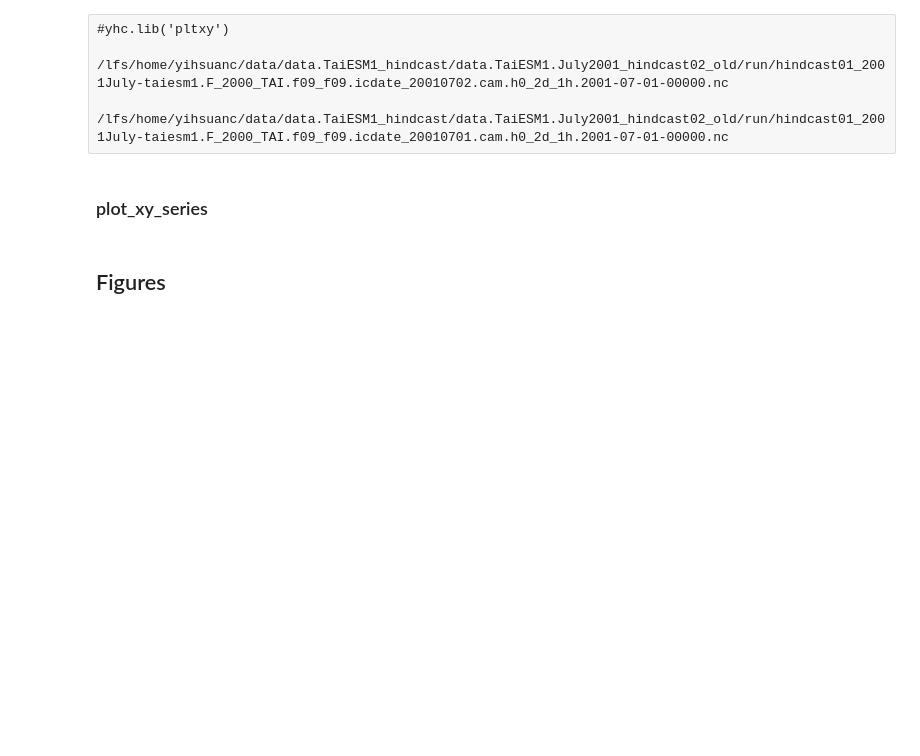
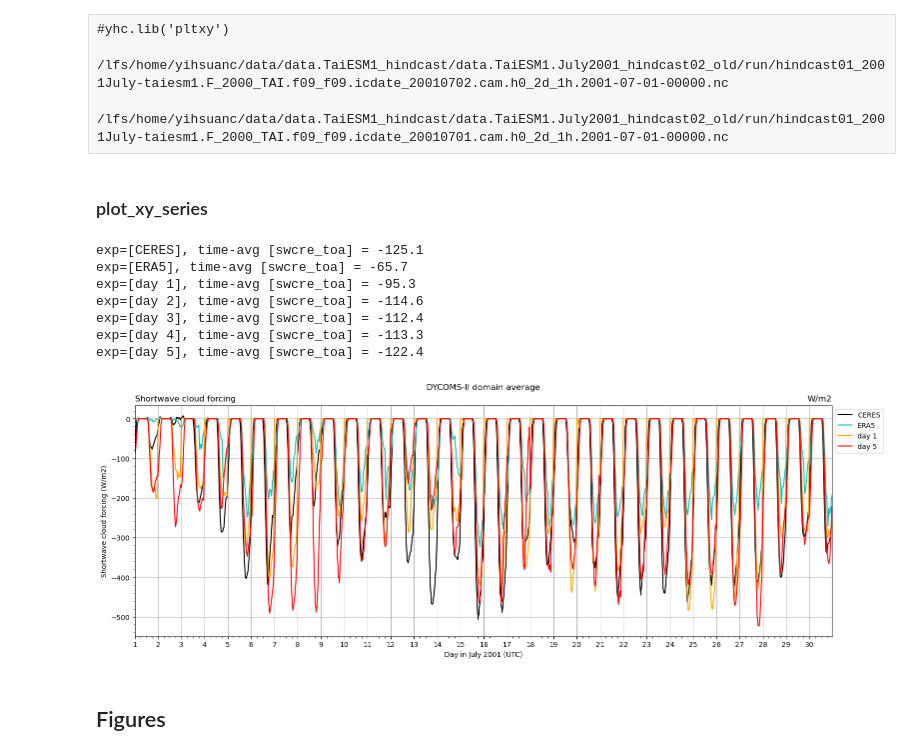
Before and after one commit to yihsuanchen/TaiESM1_Sc_diag, a Jupyter notebook: hindcast/plot/fig02_plot-xy_series_SWCRE_LWP.ipynb, the cells around one changed output. Saved outputs shown, nothing was run; the diff lists cells and outputs as text; code cells hidden in the pictures; blank space fills up the shorter version.

```diff
--- a/hindcast/plot/fig02_plot-xy_series_SWCRE_LWP.ipynb
+++ b/hindcast/plot/fig02_plot-xy_series_SWCRE_LWP.ipynb
@@ -474,53 +474,62 @@ def plot_xy_series(ax, varname_am4, region="DYCOMS",
     style_ceres = 'k-'; label_ceres = "CERES"
     style_era5 = 'c-' ; label_era5  = "ERA5"
     #style_taiesm1_ld0 = 'r-'; label_taiesm1_ld0 = "day 0"
-    style_taiesm1_ld1 = 'g-'; label_taiesm1_ld1 = "day 1"
-    style_taiesm1_ld2 = 'orange'; label_taiesm1_ld2 = "day 2"
-    style_taiesm1_ld3 = 'b-'; label_taiesm1_ld3 = "day 3"
+    style_taiesm1_ld1 = 'orange'; label_taiesm1_ld1 = "day 1"
+    style_taiesm1_ld2 = 'k-'; label_taiesm1_ld2 = "day 2"
+    style_taiesm1_ld3 = 'c-'; label_taiesm1_ld3 = "day 3"
     style_taiesm1_ld4 = 'y-'; label_taiesm1_ld4 = "day 4"
-    style_taiesm1_ld5 = 'm-'; label_taiesm1_ld5 = "day 5"
+    style_taiesm1_ld5 = 'r-'; label_taiesm1_ld5 = "day 5"
 
     #--- plot
     if (do_plot_ceres): ax.plot(tt, var_ceres_ijavg, style_ceres, label=label_ceres)
     ax.plot(tt, var_era5_ijavg, style_era5, label=label_era5)
     #ax.plot(tt, var_taiesm_ld0, style_taiesm1_ld0, label=label_taiesm1_ld0)
-    #ax.plot(tt, var_taiesm_ld1, style_taiesm1_ld1, label=label_taiesm1_ld1)
-    ax.plot(tt, var_taiesm_ld2, style_taiesm1_ld2, label=label_taiesm1_ld2)
+    ax.plot(tt, var_taiesm_ld1, style_taiesm1_ld1, label=label_taiesm1_ld1)
+    #ax.plot(tt, var_taiesm_ld2, style_taiesm1_ld2, label=label_taiesm1_ld2)
     #ax.plot(tt, var_taiesm_ld3, style_taiesm1_ld3, label=label_taiesm1_ld3)
     #ax.plot(tt, var_taiesm_ld4, style_taiesm1_ld4, label=label_taiesm1_ld4)
     ax.plot(tt, var_taiesm_ld5, style_taiesm1_ld5, label=label_taiesm1_ld5)
 
     ax_def_xy(ax, var_taiesm_ld1)
 
     ax.legend(loc='upper left', bbox_to_anchor=(1, 1))
 
     if (do_plot_ceres): compuate_avg(var_ceres_ijavg, varname_am4, name = label_ceres)
     compuate_avg(var_era5_ijavg, varname_am4, name = label_era5)
     #compuate_avg(var_taiesm_ld0, varname_am4, name = label_taiesm1_ld0)
     compuate_avg(var_taiesm_ld1, varname_am4, name = label_taiesm1_ld1)
     compuate_avg(var_taiesm_ld2, varname_am4, name = label_taiesm1_ld2)
     compuate_avg(var_taiesm_ld3, varname_am4, name = label_taiesm1_ld3)
     compuate_avg(var_taiesm_ld4, varname_am4, name = label_taiesm1_ld4)
     compuate_avg(var_taiesm_ld5, varname_am4, name = label_taiesm1_ld5)
 
     #y_min = -600.
     #y_max = 2000.
     #ax.grid(False, axis = "x")
     #plot_night_shading(ax, y_bottom = y_min, y_top = y_max)  #--- plot night shading
 
 #-----------
 # do_test
 #-----------
 
-#do_test=True
-do_test=False
+do_test=True
+#do_test=False
 
 if (do_test):
     fig, ax = plt.subplots(1,1, figsize=(18, 6))
     #varname_am4 = "LWP"
     varname_am4 = "swcre_toa"
 
     plot_xy_series(ax, varname_am4)
+# %% [output]
+exp=[CERES], time-avg [swcre_toa] = -125.1
+exp=[ERA5], time-avg [swcre_toa] = -65.7
+exp=[day 1], time-avg [swcre_toa] = -95.3
+exp=[day 2], time-avg [swcre_toa] = -114.6
+exp=[day 3], time-avg [swcre_toa] = -112.4
+exp=[day 4], time-avg [swcre_toa] = -113.3
+exp=[day 5], time-avg [swcre_toa] = -122.4
+[figure, added]
 # %% [markdown]
 ## Figures
 # %% [markdown]
```
Also changed, not shown: parts of 2 cells of this notebook.
